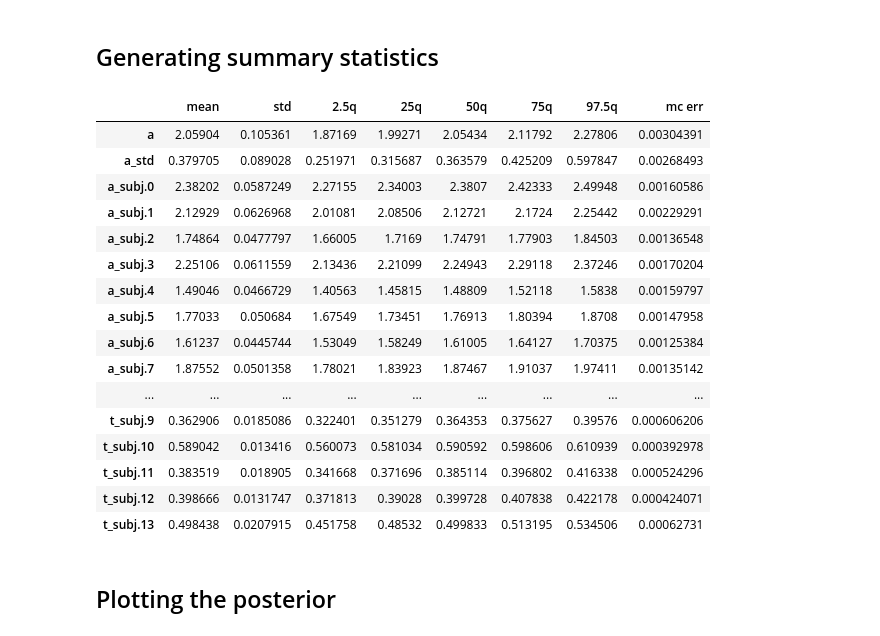
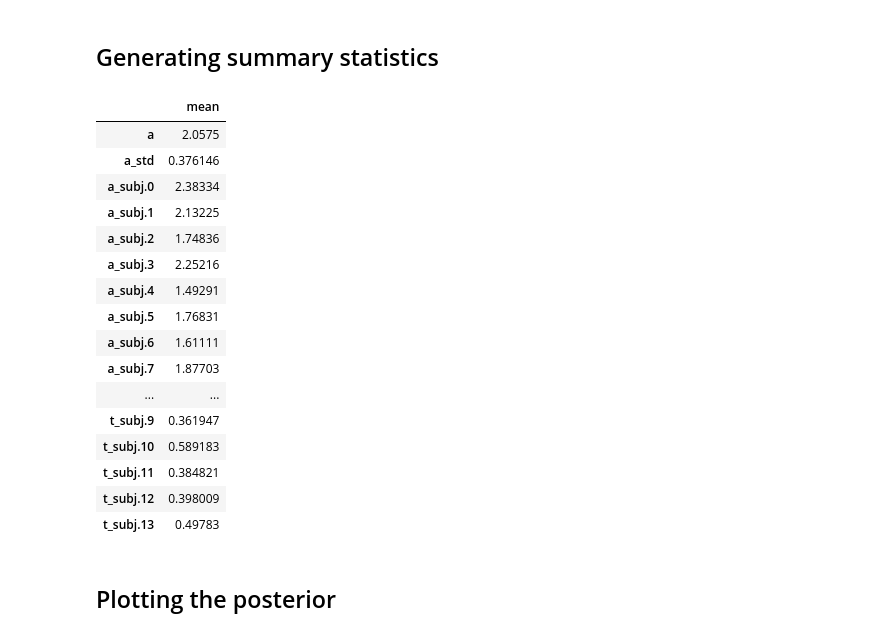
Before and after one commit to hddm-devs/hddm, a Jupyter notebook: hddm/examples/hddm_talk.ipynb, the cells around one changed output. Drawn from its saved outputs; the diff is of its cells as text; code cells hidden in the pictures.

```diff
--- a/hddm/examples/hddm_talk.ipynb
+++ b/hddm/examples/hddm_talk.ipynb
@@ -129,25 +131,25 @@ m.sample(2000, burn=20)
 # %% [markdown]
 ## Generating summary statistics
 # %%
-m.gen_stats()
+m.gen_stats()[['mean']]
 # %% [output]
-|  | mean | std | 2.5q | 25q | 50q | 75q | 97.5q | mc err |
-| a | 2.05904 | 0.105361 | 1.87169 | 1.99271 | 2.05434 | 2.11792 | 2.27806 | 0.00304391 |
-| a_std | 0.379705 | 0.089028 | 0.251971 | 0.315687 | 0.363579 | 0.425209 | 0.597847 | 0.00268493 |
-| a_subj.0 | 2.38202 | 0.0587249 | 2.27155 | 2.34003 | 2.3807 | 2.42333 | 2.49948 | 0.00160586 |
-| a_subj.1 | 2.12929 | 0.0626968 | 2.01081 | 2.08506 | 2.12721 | 2.1724 | 2.25442 | 0.00229291 |
-| a_subj.2 | 1.74864 | 0.0477797 | 1.66005 | 1.7169 | 1.74791 | 1.77903 | 1.84503 | 0.00136548 |
-| a_subj.3 | 2.25106 | 0.0611559 | 2.13436 | 2.21099 | 2.24943 | 2.29118 | 2.37246 | 0.00170204 |
-| a_subj.4 | 1.49046 | 0.0466729 | 1.40563 | 1.45815 | 1.48809 | 1.52118 | 1.5838 | 0.00159797 |
-| a_subj.5 | 1.77033 | 0.050684 | 1.67549 | 1.73451 | 1.76913 | 1.80394 | 1.8708 | 0.00147958 |
-| a_subj.6 | 1.61237 | 0.0445744 | 1.53049 | 1.58249 | 1.61005 | 1.64127 | 1.70375 | 0.00125384 |
-| a_subj.7 | 1.87552 | 0.0501358 | 1.78021 | 1.83923 | 1.87467 | 1.91037 | 1.97411 | 0.00135142 |
-| ... | ... | ... | ... | ... | ... | ... | ... | ... |
-| t_subj.9 | 0.362906 | 0.0185086 | 0.322401 | 0.351279 | 0.364353 | 0.375627 | 0.39576 | 0.000606206 |
-| t_subj.10 | 0.589042 | 0.013416 | 0.560073 | 0.581034 | 0.590592 | 0.598606 | 0.610939 | 0.000392978 |
-| t_subj.11 | 0.383519 | 0.018905 | 0.341668 | 0.371696 | 0.385114 | 0.396802 | 0.416338 | 0.000524296 |
-| t_subj.12 | 0.398666 | 0.0131747 | 0.371813 | 0.39028 | 0.399728 | 0.407838 | 0.422178 | 0.000424071 |
-| t_subj.13 | 0.498438 | 0.0207915 | 0.451758 | 0.48532 | 0.499833 | 0.513195 | 0.534506 | 0.00062731 |
+|  | mean |
+| a | 2.0575 |
+| a_std | 0.376146 |
+| a_subj.0 | 2.38334 |
+| a_subj.1 | 2.13225 |
+| a_subj.2 | 1.74836 |
+| a_subj.3 | 2.25216 |
+| a_subj.4 | 1.49291 |
+| a_subj.5 | 1.76831 |
+| a_subj.6 | 1.61111 |
+| a_subj.7 | 1.87703 |
+| ... | ... |
+| t_subj.9 | 0.361947 |
+| t_subj.10 | 0.589183 |
+| t_subj.11 | 0.384821 |
+| t_subj.12 | 0.398009 |
+| t_subj.13 | 0.49783 |
 # %% [markdown]
 ## Plotting the posterior
 # %%
```
Also changed, not shown: parts of 31 cells of this notebook.
